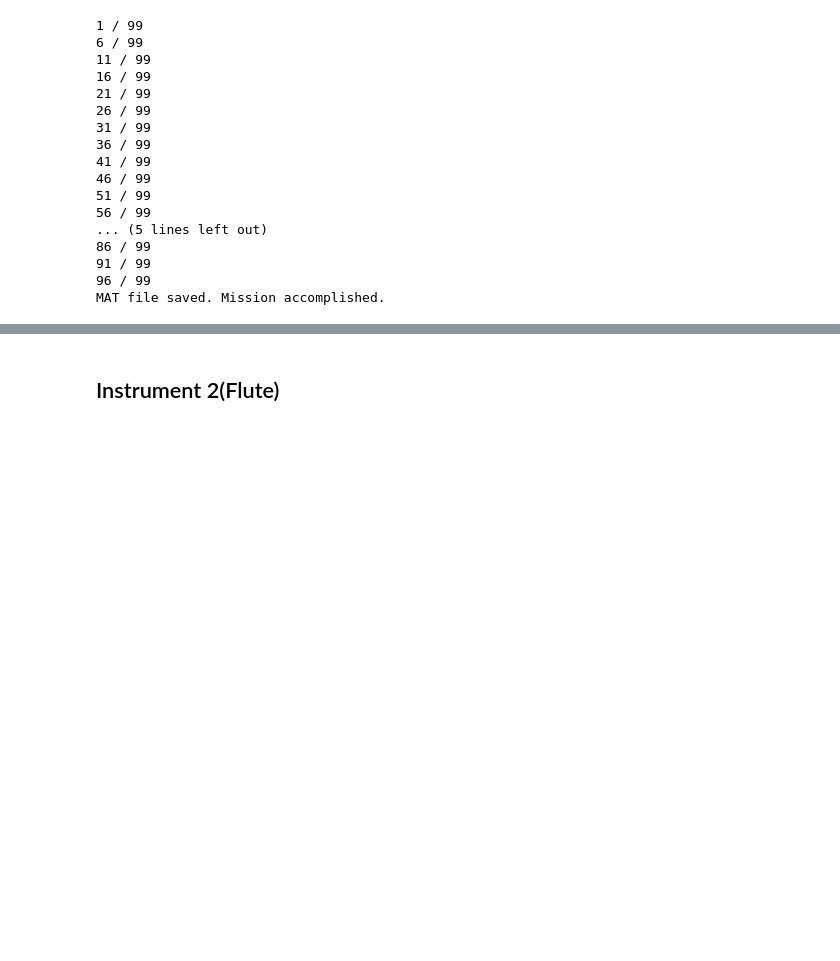
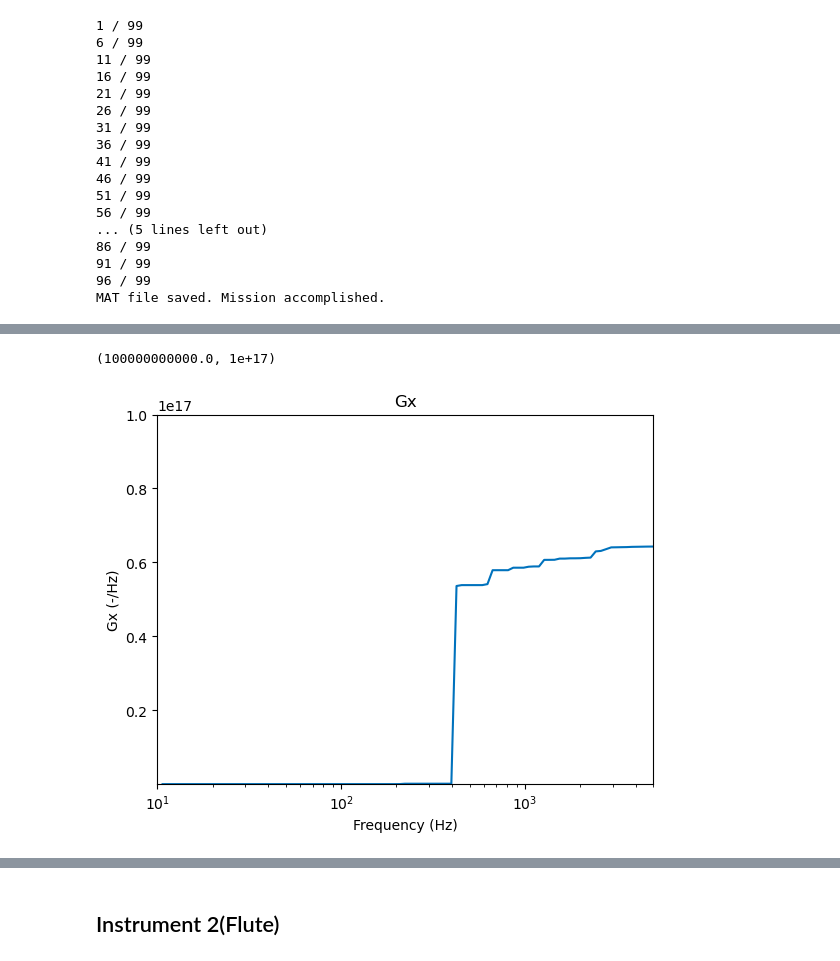
Before and after one commit to karthikkurella/Spectral-Densities-for-Dimensionality-Reduction, a Jupyter notebook: src/Audio-SSD_KSD.ipynb, the cells around one changed output, grey strips where cells are left out. Saved outputs shown, nothing was run; the diff lists cells and outputs as text; code cells hidden in the pictures; blank space fills up the shorter version.

```diff
--- a/src/Audio-SSD_KSD.ipynb
+++ b/src/Audio-SSD_KSD.ipynb
@@ -259 +259,13 @@ plt.show()
 [figure]
+# %%
+
+plt.figure(4)
+plt.semilogx(F, Gx1, linewidth=1.5, color=[0, 0.4470, 0.7410])
+plt.title('Gx')
+plt.xlabel('Frequency (Hz)')
+plt.ylabel('Gx (-/Hz)')
+plt.xlim([10, 5000])
+plt.ylim([10**11,10**17])
+# %% [output]
+(100000000000.0, 1e+17)
+[figure, added]
```
Also changed, not shown: parts of 25 cells of this notebook.
